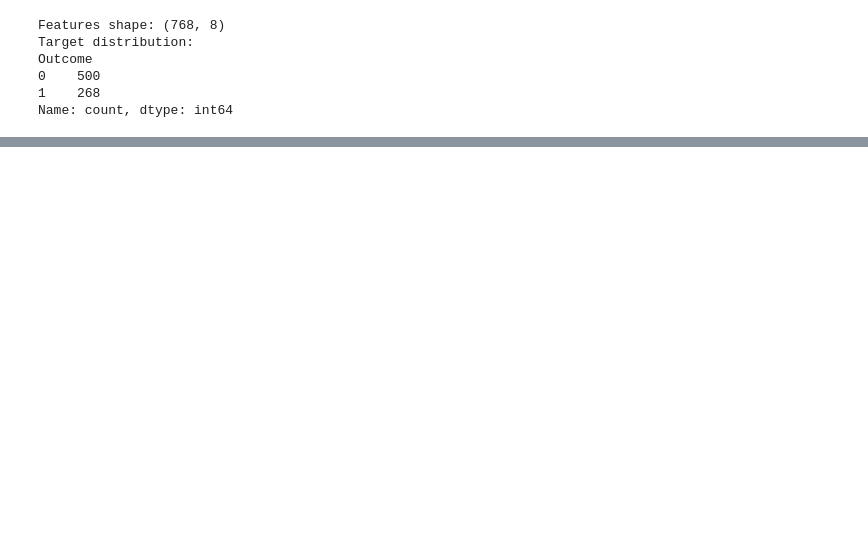
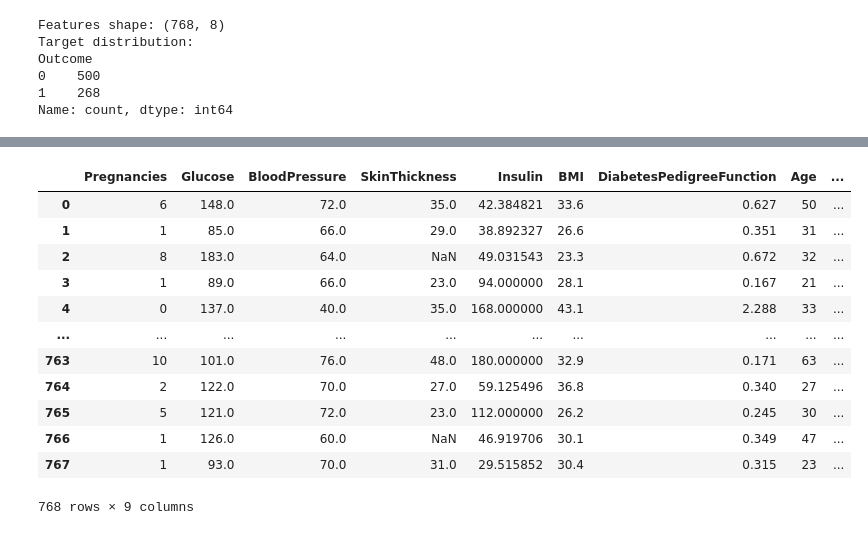
Before and after one commit to Licht005/Diabetes, a Jupyter notebook: notebook.ipynb, the cells around one changed output, grey strips where cells are left out. Drawn from its saved outputs; the diff is of its cells as text; code cells hidden in the pictures; blank space fills up the shorter version.

```diff
--- a/notebook.ipynb
+++ b/notebook.ipynb
@@ -256,6 +257,24 @@ min        1.068503
 75%      155.000000
 max      794.692777
 Name: Insulin, dtype: float64
+# %%
+# 1. Update the list to include SkinThickness
+cols_to_impute = ['Glucose', 'BloodPressure', 'SkinThickness', 'BMI']
+
+# 2. Run the median imputer on these columns
+# (This assumes df_clean currently has NaNs in these columns)
+median_imputer = SimpleImputer(strategy='median')
+df_clean[cols_to_impute] = median_imputer.fit_transform(df_clean[cols_to_impute])
+
+# 3. Double Check
+print("Remaining NaNs in the dataset:")
+print(df_clean.isnull().sum())
+
+# 4. Re-run your X, y split and the code from the second image
+X = df_clean.drop(columns=['Outcome'])
+y = df_clean['Outcome']
+
+# Proceed to train_test_split, scaling, and model.fit()
 # %%
 
 # Correlation heatmap (uses pairwise complete observations)
@@ -335,0 +372,16 @@ evaluate_model("Logistic Regression model", lr, X_test_scaled, y_test)
+# %%
+df_clean
+# %% [output]
+|  | Pregnancies | Glucose | BloodPressure | SkinThickness | Insulin | BMI | DiabetesPedigreeFunction | Age | ... |
+| 0 | 6 | 148.0 | 72.0 | 35.0 | 42.384821 | 33.6 | 0.627 | 50 | ... |
+| 1 | 1 | 85.0 | 66.0 | 29.0 | 38.892327 | 26.6 | 0.351 | 31 | ... |
+| 2 | 8 | 183.0 | 64.0 | NaN | 49.031543 | 23.3 | 0.672 | 32 | ... |
+| 3 | 1 | 89.0 | 66.0 | 23.0 | 94.000000 | 28.1 | 0.167 | 21 | ... |
+| 4 | 0 | 137.0 | 40.0 | 35.0 | 168.000000 | 43.1 | 2.288 | 33 | ... |
+| ... | ... | ... | ... | ... | ... | ... | ... | ... | ... |
+| 763 | 10 | 101.0 | 76.0 | 48.0 | 180.000000 | 32.9 | 0.171 | 63 | ... |
+| 764 | 2 | 122.0 | 70.0 | 27.0 | 59.125496 | 36.8 | 0.340 | 27 | ... |
+| 765 | 5 | 121.0 | 72.0 | 23.0 | 112.000000 | 26.2 | 0.245 | 30 | ... |
+| 766 | 1 | 126.0 | 60.0 | NaN | 46.919706 | 30.1 | 0.349 | 47 | ... |
+| 767 | 1 | 93.0 | 70.0 | 31.0 | 29.515852 | 30.4 | 0.315 | 23 | ... |
+768 rows × 9 columns
```
Also changed, not shown: parts of 3 cells of this notebook.
